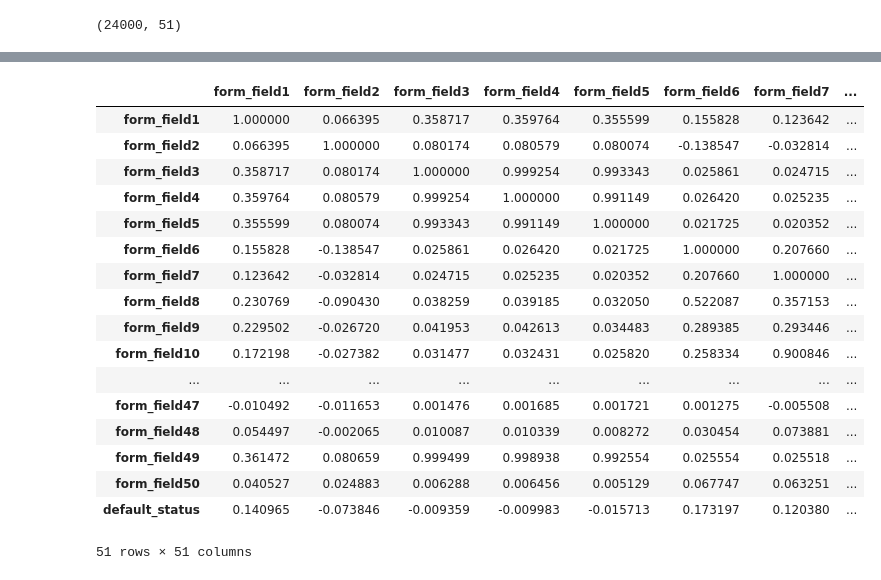
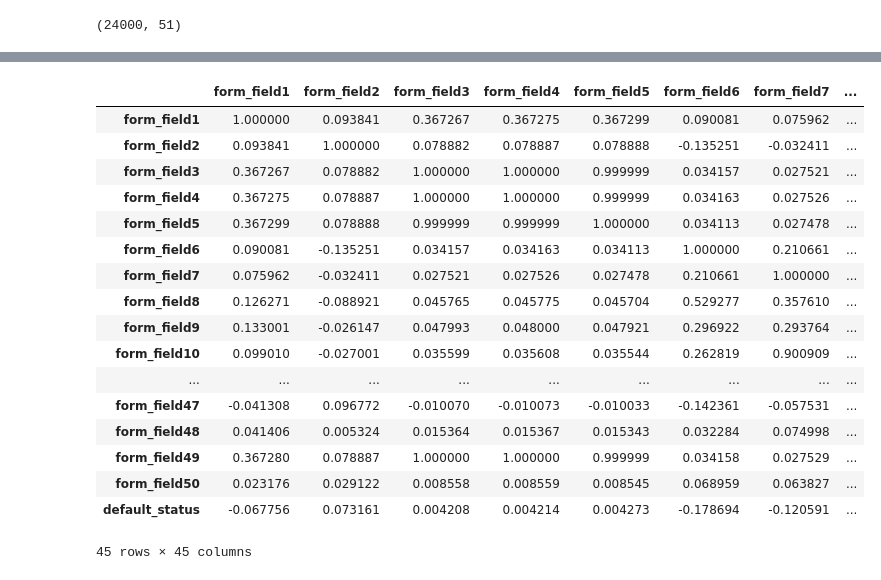
Before and after one commit to Oyetundee/Bootcamp-Hackaton, a Jupyter notebook: bootcamp hackaton.ipynb, the cells around one changed output, grey strips where cells are left out. Drawn from its saved outputs; the diff is of its cells as text; code cells hidden in the pictures.

```diff
--- a/bootcamp hackaton.ipynb
+++ b/bootcamp hackaton.ipynb
@@ -78,3 +73,9 @@ for i in columns:
+# %%
+train.drop(['form_field40', 'form_field31', 'form_field41', 'form_field11', 'form_field45', 'form_field23'],axis=1, inplace = True)
+test.drop(['form_field40', 'form_field31', 'form_field41', 'form_field11', 'form_field45', 'form_field23'],axis=1, inplace = True)
+# %%
+train.fillna(-99999, inplace=True)
+test.fillna(-99999, inplace=True)
 # %%
 train.isnull().sum()
 # %% [output]
@@ -174,7 +150,7 @@ def replace_form_field(val):
         return 0
     else:
         return 1
-train['form_field47']= test['form_field47'].apply(replace_form_field, 1)
+test['form_field47']= test['form_field47'].apply(replace_form_field, 1)
 # %%
 def replace_default_status(val):
     if val =='yes':
@@ -184 +160,4 @@ def replace_default_status(val):
 train['default_status']= train['default_status'].apply(replace_default_status, 1)
+# %%
+train.drop(['Applicant_ID'], inplace=True, axis=1)
+test.drop(['Applicant_ID'], inplace=True, axis=1)
@@ -212,21 +187,21 @@ new_train.head()
 # %%
-new_train.corr()
+train.corr()
 # %% [output]
 |  | form_field1 | form_field2 | form_field3 | form_field4 | form_field5 | form_field6 | form_field7 | ... |
-| form_field1 | 1.000000 | 0.066395 | 0.358717 | 0.359764 | 0.355599 | 0.155828 | 0.123642 | ... |
-| form_field2 | 0.066395 | 1.000000 | 0.080174 | 0.080579 | 0.080074 | -0.138547 | -0.032814 | ... |
-| form_field3 | 0.358717 | 0.080174 | 1.000000 | 0.999254 | 0.993343 | 0.025861 | 0.024715 | ... |
-| form_field4 | 0.359764 | 0.080579 | 0.999254 | 1.000000 | 0.991149 | 0.026420 | 0.025235 | ... |
-| form_field5 | 0.355599 | 0.080074 | 0.993343 | 0.991149 | 1.000000 | 0.021725 | 0.020352 | ... |
-| form_field6 | 0.155828 | -0.138547 | 0.025861 | 0.026420 | 0.021725 | 1.000000 | 0.207660 | ... |
-| form_field7 | 0.123642 | -0.032814 | 0.024715 | 0.025235 | 0.020352 | 0.207660 | 1.000000 | ... |
-| form_field8 | 0.230769 | -0.090430 | 0.038259 | 0.039185 | 0.032050 | 0.522087 | 0.357153 | ... |
-| form_field9 | 0.229502 | -0.026720 | 0.041953 | 0.042613 | 0.034483 | 0.289385 | 0.293446 | ... |
-| form_field10 | 0.172198 | -0.027382 | 0.031477 | 0.032431 | 0.025820 | 0.258334 | 0.900846 | ... |
+| form_field1 | 1.000000 | 0.093841 | 0.367267 | 0.367275 | 0.367299 | 0.090081 | 0.075962 | ... |
+| form_field2 | 0.093841 | 1.000000 | 0.078882 | 0.078887 | 0.078888 | -0.135251 | -0.032411 | ... |
+| form_field3 | 0.367267 | 0.078882 | 1.000000 | 1.000000 | 0.999999 | 0.034157 | 0.027521 | ... |
+| form_field4 | 0.367275 | 0.078887 | 1.000000 | 1.000000 | 0.999999 | 0.034163 | 0.027526 | ... |
+| form_field5 | 0.367299 | 0.078888 | 0.999999 | 0.999999 | 1.000000 | 0.034113 | 0.027478 | ... |
+| form_field6 | 0.090081 | -0.135251 | 0.034157 | 0.034163 | 0.034113 | 1.000000 | 0.210661 | ... |
+| form_field7 | 0.075962 | -0.032411 | 0.027521 | 0.027526 | 0.027478 | 0.210661 | 1.000000 | ... |
+| form_field8 | 0.126271 | -0.088921 | 0.045765 | 0.045775 | 0.045704 | 0.529277 | 0.357610 | ... |
+| form_field9 | 0.133001 | -0.026147 | 0.047993 | 0.048000 | 0.047921 | 0.296922 | 0.293764 | ... |
+| form_field10 | 0.099010 | -0.027001 | 0.035599 | 0.035608 | 0.035544 | 0.262819 | 0.900909 | ... |
 | ... | ... | ... | ... | ... | ... | ... | ... | ... |
-| form_field47 | -0.010492 | -0.011653 | 0.001476 | 0.001685 | 0.001721 | 0.001275 | -0.005508 | ... |
-| form_field48 | 0.054497 | -0.002065 | 0.010087 | 0.010339 | 0.008272 | 0.030454 | 0.073881 | ... |
-| form_field49 | 0.361472 | 0.080659 | 0.999499 | 0.998938 | 0.992554 | 0.025554 | 0.025518 | ... |
-| form_field50 | 0.040527 | 0.024883 | 0.006288 | 0.006456 | 0.005129 | 0.067747 | 0.063251 | ... |
-| default_status | 0.140965 | -0.073846 | -0.009359 | -0.009983 | -0.015713 | 0.173197 | 0.120380 | ... |
+| form_field47 | -0.041308 | 0.096772 | -0.010070 | -0.010073 | -0.010033 | -0.142361 | -0.057531 | ... |
+| form_field48 | 0.041406 | 0.005324 | 0.015364 | 0.015367 | 0.015343 | 0.032284 | 0.074998 | ... |
+| form_field49 | 0.367280 | 0.078887 | 1.000000 | 1.000000 | 0.999999 | 0.034158 | 0.027529 | ... |
+| form_field50 | 0.023176 | 0.029122 | 0.008558 | 0.008559 | 0.008545 | 0.068959 | 0.063827 | ... |
+| default_status | -0.067756 | 0.073161 | 0.004208 | 0.004214 | 0.004273 | -0.178694 | -0.120591 | ... |
-51 rows × 51 columns
+45 rows × 45 columns
```
Also changed, not shown: parts of 28 cells of this notebook.
